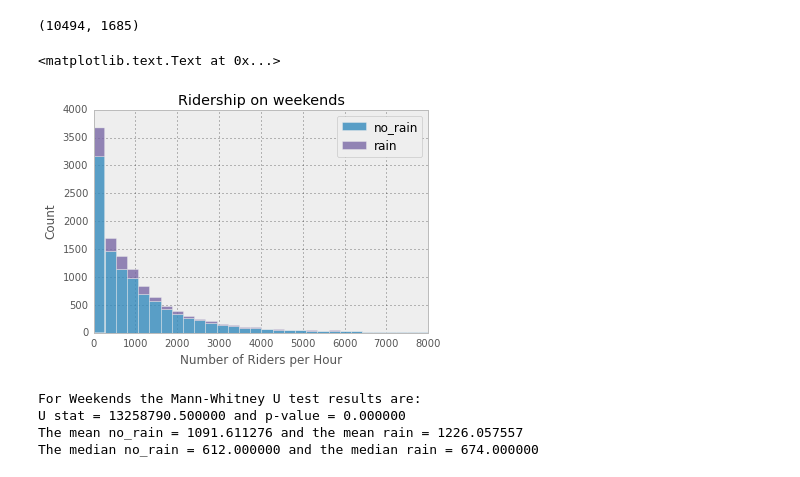
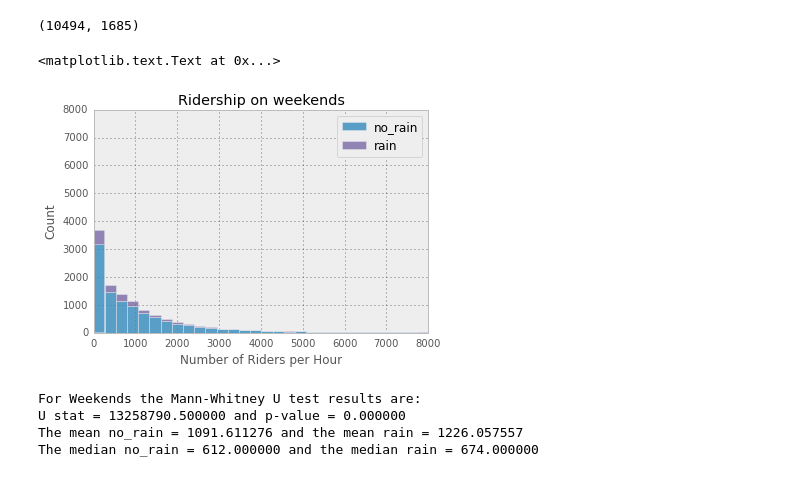
Before and after one commit to MichaelAHood/Intro-to-Data-Science, a Jupyter notebook: mann_whitney_u_test.ipynb, the cells around one changed output. Cells and saved outputs as stored; diff of their text form; code cells hidden in the pictures.

```diff
--- a/mann_whitney_u_test.ipynb
+++ b/mann_whitney_u_test.ipynb
@@ -82,12 +86,12 @@ len(wkend_no_rain), len(wkend_rain)
 # %%
 wkend_rain_riders = pd.DataFrame({'rain': wkend_rain.ENTRIESn_hourly, 'no_rain': wkend_no_rain.ENTRIESn_hourly})
 # %%
-figure = wkend_rain_riders.plot(kind='hist', alpha=0.8, bins=100, stacked=True, xlim=(1, 8000), title="Ridership on weekends")
+figure = wkend_rain_riders.plot(kind='hist', alpha=0.8, bins=100, stacked=True, xlim=(1, 8000), ylim=(1, 8000), title="Ridership on weekends")
 figure.set_ylabel('Count')
 figure.set_xlabel('Number of Riders per Hour')
 # %% [output]
 <matplotlib.text.Text at 0x...>
-[figure, old version]
+[figure, new version]
 # %%
 U, p = mannwhitneyu(wkend_rain_riders['rain'], wkend_rain_riders['no_rain'], use_continuity=True)
 print "For Weekends the Mann-Whitney U test results are:"
```
Also changed, not shown: parts of 1 cell of this notebook.
